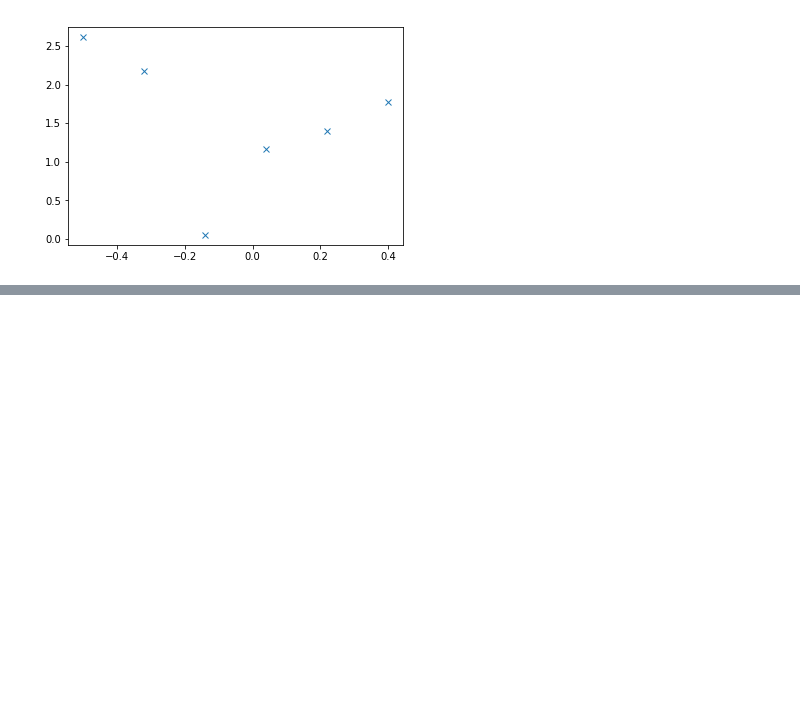
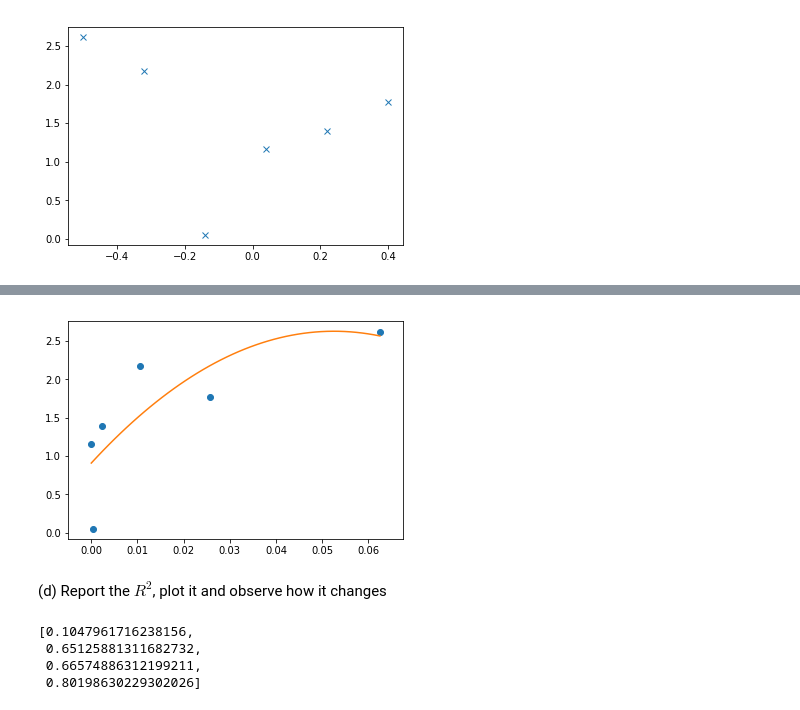
Before and after one commit to sunglyoungKim/ADS_sk6176, a Jupyter notebook: Homework 2.ipynb, the cells around one changed output, grey strips where cells are left out. Drawn from its saved outputs; the diff is of its cells as text; code cells hidden in the pictures; blank space fills up the shorter version.

```diff
--- a/Homework 2.ipynb
+++ b/Homework 2.ipynb
@@ -374,0 +437,16 @@ poly1d([ 7.4592179 , -0.1128695 ,  0.79787069])
+# %%
+# calculate polynomial
+z4 = np.polyfit(H33.x4, H33.y, 2)
+f = np.poly1d(z4)
+
+# calculate new x's and y's
+x_new = np.linspace(H33.x4.min(), H33.x4.max(), 50)
+y_new = f(x_new)
+
+plt.plot(H33.x4,H33.y,'o', x_new, y_new)
+plt.xlim([H33.x4.min()-0.005, H33.x4.max()+0.005])
+plt.show()
+# %% [output]
+[figure, added]
+# %% [markdown]
+(d) Report the $R^2$, plot it and observe how it changes
@@ -374,0 +464,13 @@ poly1d([ 7.4592179 , -0.1128695 ,  0.79787069])
+# %%
+# Run the function and store the results separately
+R2 = []; Params = []
+for M in range(1,5):
+    a,b = MultiReg(H33,M)  # For each M, run the function
+    R2.append(a)
+    Params.append(b)
+R2
+# %% [output]
+[0.1047961716238156,
+ 0.65125881311682732,
+ 0.66574886312199211,
+ 0.80198630229302026]
```
Also changed, not shown: parts of 34 cells of this notebook.
